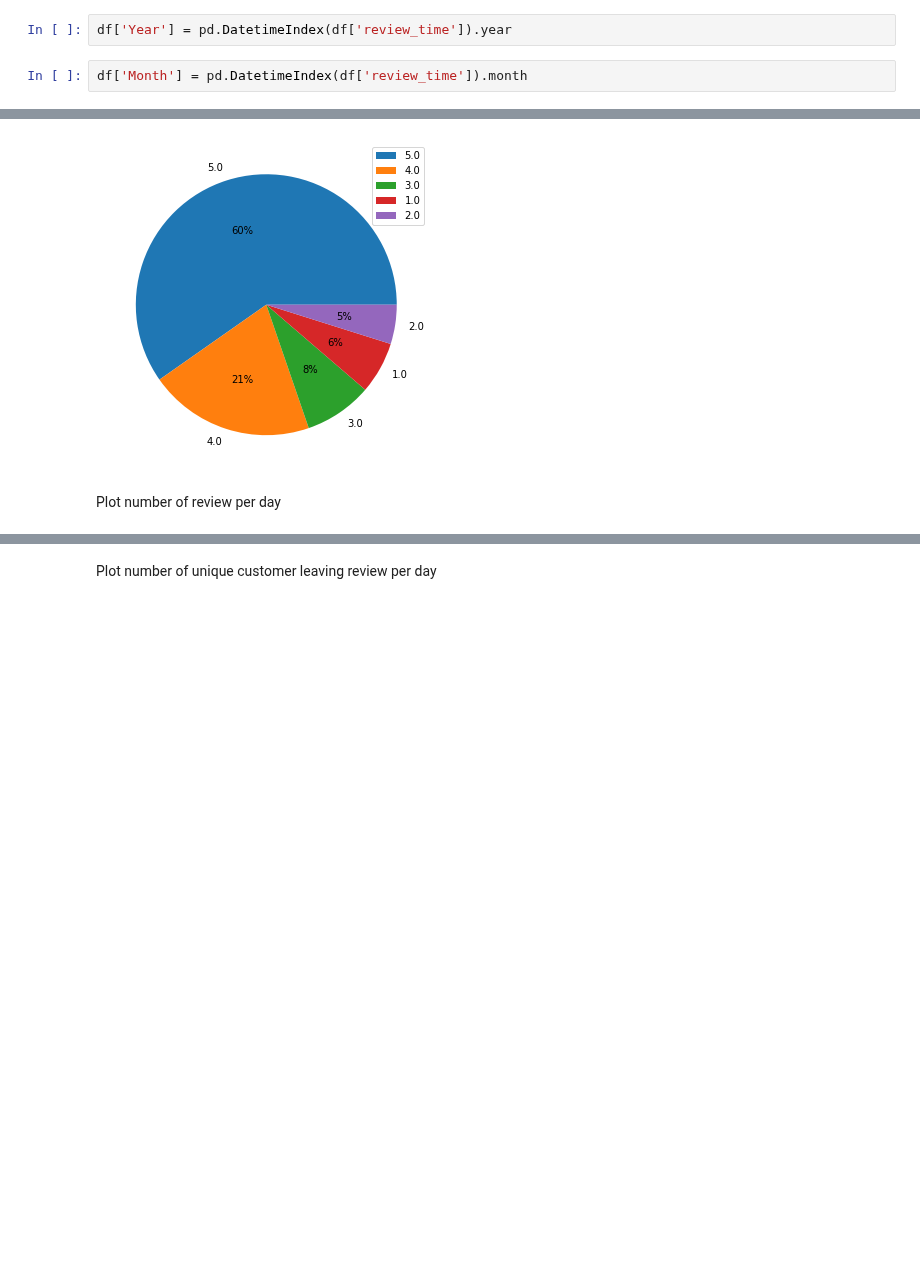
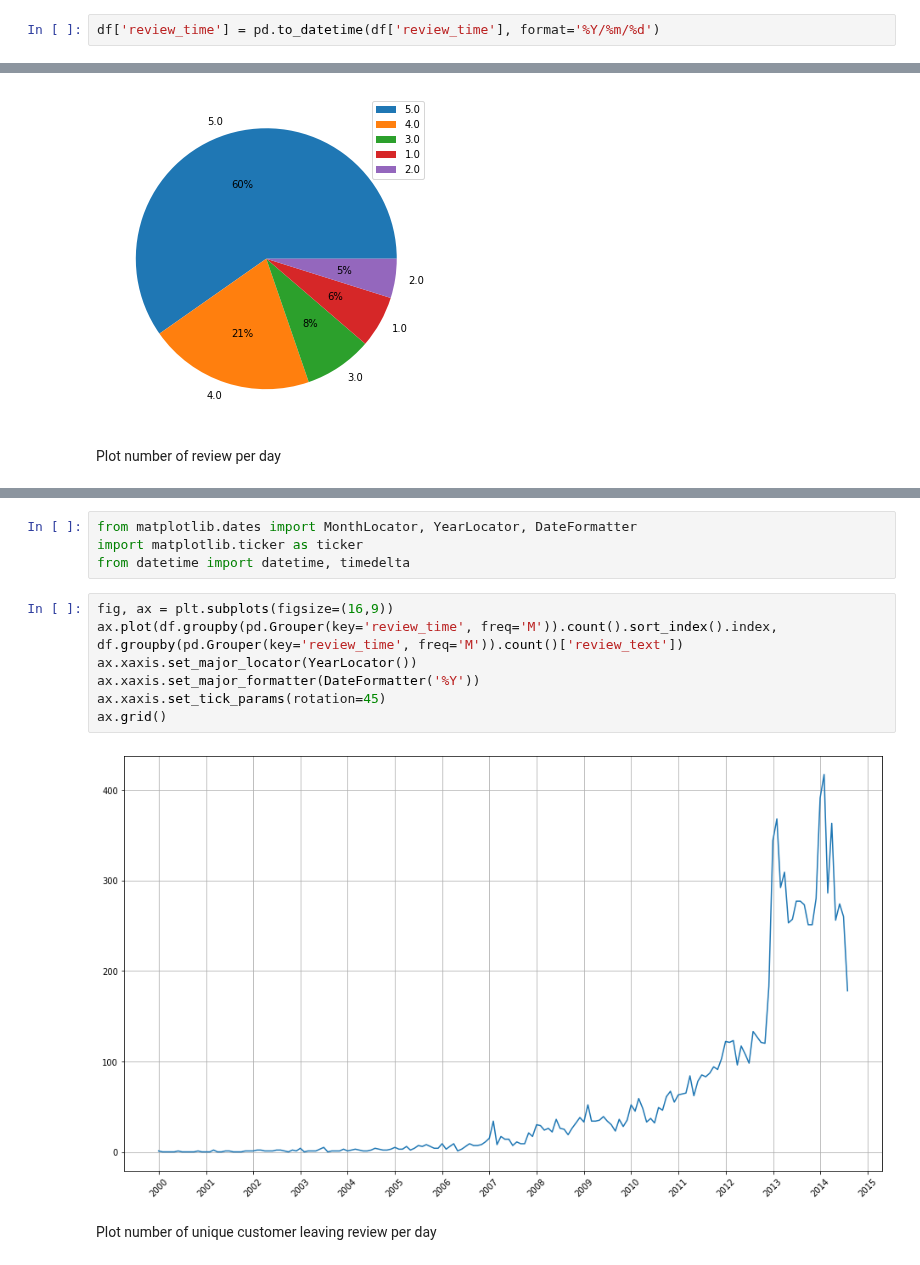
Before and after one commit to bachhvu/Amazon-NLP, a Jupyter notebook: Model Development.ipynb, the cells around one changed output, grey strips where cells are left out. Drawn from its saved outputs; the diff is of its cells as text; blank space fills up the shorter version.

```diff
--- a/Model Development.ipynb
+++ b/Model Development.ipynb
@@ -75,9 +75,7 @@ df.head()
 | 62247 | A1V7MCPGTUJ6YY | B00009EHJV | Bud "Mac user" | [0, 0] | 5.0 | 1303430400 | work great mac vmware fusion inst... | 2011-04-22 | ... |
 | 568677 | A3Q2XTSWJBGB89 | B0027JRX52 | Marcos | [0, 0] | 4.0 | 1347667200 | good solution carry necessary gea... | 2012-09-15 | ... |
 # %%
-df['Year'] = pd.DatetimeIndex(df['review_time']).year
+df['review_time'] = pd.to_datetime(df['review_time'], format='%Y/%m/%d')
-# %%
-df['Month'] = pd.DatetimeIndex(df['review_time']).month
 # %% [markdown]
 # Exploratory Data Analysis
 # %% [markdown]
@@ -127,2 +120,15 @@ fig.show()
+# %%
+from matplotlib.dates import MonthLocator, YearLocator, DateFormatter
+import matplotlib.ticker as ticker
+from datetime import datetime, timedelta
+# %%
+fig, ax = plt.subplots(figsize=(16,9))
+ax.plot(df.groupby(pd.Grouper(key='review_time', freq='M')).count().sort_index().index, df.groupby(pd.Grouper(key='review_time', freq='M')).count()['review_text'])
+ax.xaxis.set_major_locator(YearLocator())
+ax.xaxis.set_major_formatter(DateFormatter('%Y'))
+ax.xaxis.set_tick_params(rotation=45)
+ax.grid()
+# %% [output]
+[figure, added]
 # %% [markdown]
 Plot number of unique customer leaving review per day
```
Also changed, not shown: parts of 5 cells of this notebook.
